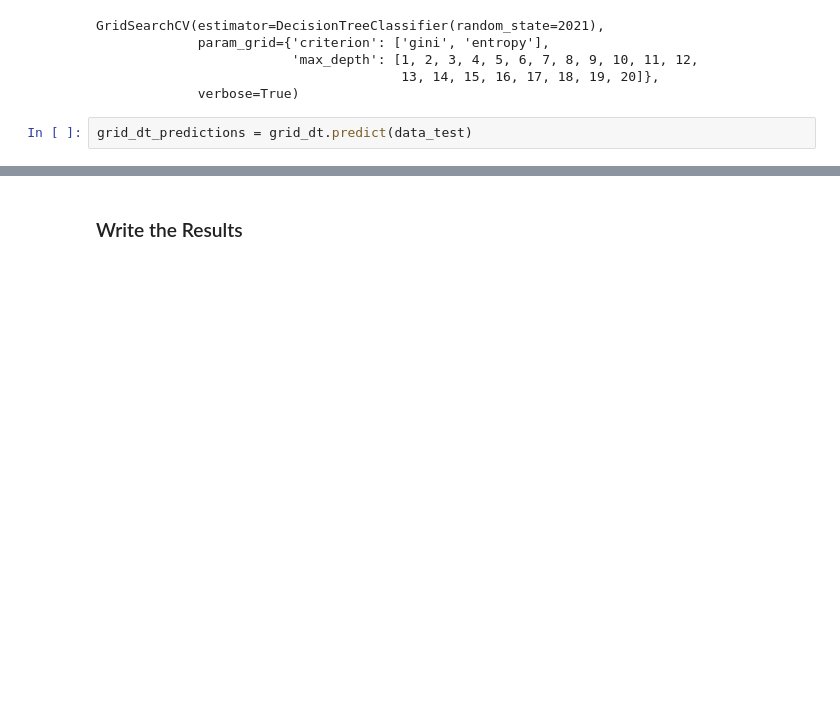
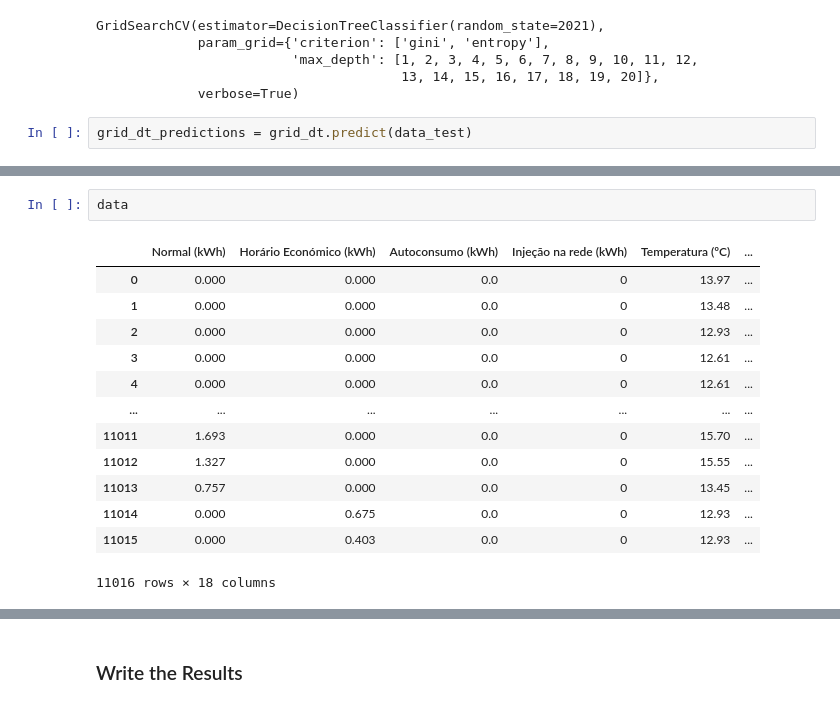
Before and after one commit to jpgoncalves13/DAA, a Jupyter notebook: DatasetCompeticao/dataset_competicao.ipynb, the cells around one changed output, grey strips where cells are left out. Cells and saved outputs as stored; diff of their text form; blank space fills up the shorter version.

```diff
--- a/DatasetCompeticao/dataset_competicao.ipynb
+++ b/DatasetCompeticao/dataset_competicao.ipynb
@@ -1052,0 +1115,16 @@ grid_dt_predictions = grid_dt.predict(data_test)
+# %%
+data
+# %% [output]
+|  | Normal (kWh) | Horário Económico (kWh) | Autoconsumo (kWh) | Injeção na rede (kWh) | Temperatura (ºC) | ... |
+| 0 | 0.000 | 0.000 | 0.0 | 0 | 13.97 | ... |
+| 1 | 0.000 | 0.000 | 0.0 | 0 | 13.48 | ... |
+| 2 | 0.000 | 0.000 | 0.0 | 0 | 12.93 | ... |
+| 3 | 0.000 | 0.000 | 0.0 | 0 | 12.61 | ... |
+| 4 | 0.000 | 0.000 | 0.0 | 0 | 12.61 | ... |
+| ... | ... | ... | ... | ... | ... | ... |
+| 11011 | 1.693 | 0.000 | 0.0 | 0 | 15.70 | ... |
+| 11012 | 1.327 | 0.000 | 0.0 | 0 | 15.55 | ... |
+| 11013 | 0.757 | 0.000 | 0.0 | 0 | 13.45 | ... |
+| 11014 | 0.000 | 0.675 | 0.0 | 0 | 12.93 | ... |
+| 11015 | 0.000 | 0.403 | 0.0 | 0 | 12.93 | ... |
+11016 rows × 18 columns
```
Also changed, not shown: parts of 50 cells of this notebook.
